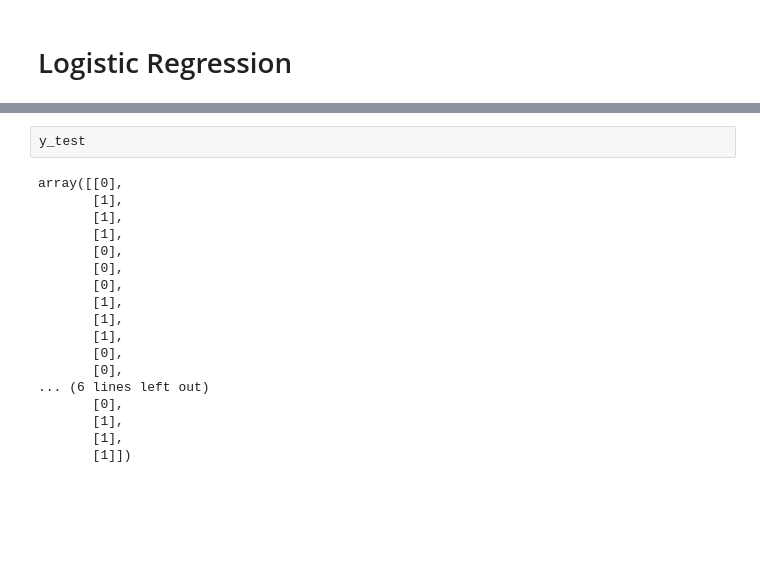
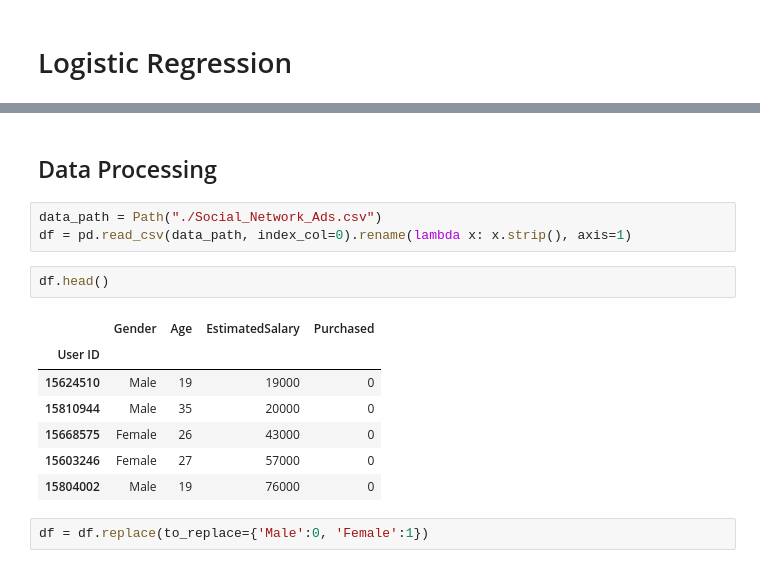
Before and after one commit to orsdanilo/ml_from_scratch, a Jupyter notebook: logistic-regression/logistic_regression.ipynb, the cells around one changed output, grey strips where cells are left out. Cells and saved outputs as stored; diff of their text form; blank space fills up the shorter version.

```diff
--- a/logistic-regression/logistic_regression.ipynb
+++ b/logistic-regression/logistic_regression.ipynb
@@ -149,20 +23,17 @@ array([[0],
-# %%
-y_test
-# %% [output]
-array([[0],
-       [1],
-       [1],
-       [1],
-       [0],
-       [0],
-       [0],
-       [1],
-       [1],
-       [1],
-       [0],
-       [0],
-... (6 lines left out)
-       [0],
-       [1],
-       [1],
-       [1]])
+# %% [markdown]
+## Data Processing
+# %%
+data_path = Path("./Social_Network_Ads.csv")
+df = pd.read_csv(data_path, index_col=0).rename(lambda x: x.strip(), axis=1)
+# %%
+df.head()
+# %% [output]
+|  | Gender | Age | EstimatedSalary | Purchased |
+| User ID |  |  |  |  |
+| 15624510 | Male | 19 | 19000 | 0 |
+| 15810944 | Male | 35 | 20000 | 0 |
+| 15668575 | Female | 26 | 43000 | 0 |
+| 15603246 | Female | 27 | 57000 | 0 |
+| 15804002 | Male | 19 | 76000 | 0 |
+# %%
+df = df.replace(to_replace={'Male':0, 'Female':1})
```
Also changed, not shown: parts of 29 cells of this notebook, 5 other files.
